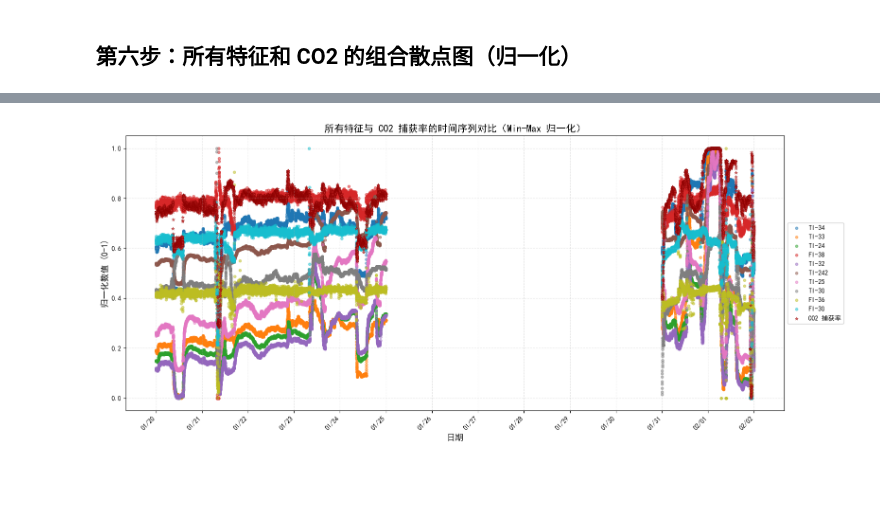
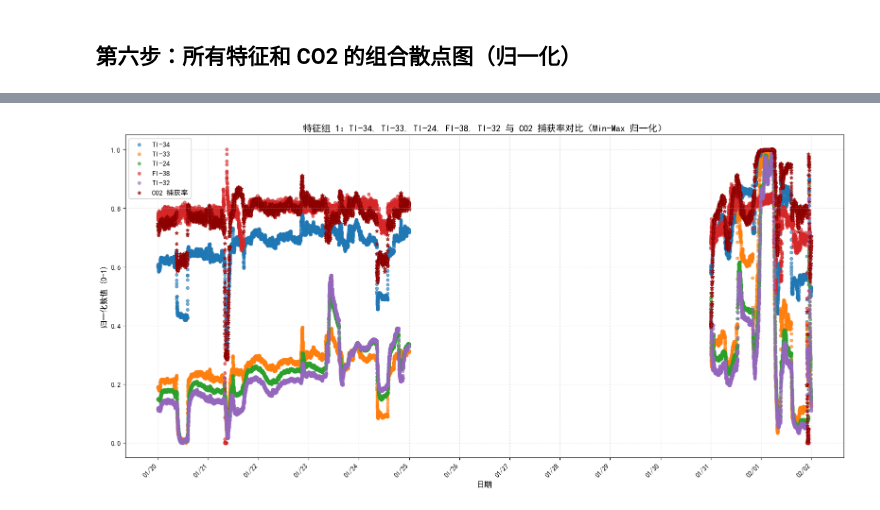
Before and after one commit to wujinrui1219/data, a Jupyter notebook: time_series_visualization.ipynb, the cells around one changed output, grey strips where cells are left out. Drawn from its saved outputs; the diff is of its cells as text; code cells hidden in the pictures; blank space fills up the shorter version.

```diff
--- a/time_series_visualization.ipynb
+++ b/time_series_visualization.ipynb
@@ -328,8 +322,10 @@ for feat in all_features[:3]:  # 只显示前 3 个特征作为示例
 # %% [markdown]
 ## 第六步：所有特征和 CO2 的组合散点图（归一化）
 # %%
-# 创建组合散点图 - 所有 10 个特征 + CO2（归一化）
-fig, ax = plt.subplots(figsize=(16, 7))
+# 确保时间列是 datetime 类型并提取 time_index
+if not pd.api.types.is_datetime64_any_dtype(df[time_col]):
+    df[time_col] = pd.to_datetime(df[time_col])
+time_index = df[time_col]
 
 # 定义颜色映射
 colors_all = {
@@ -346,38 +342,86 @@ colors_all = {
     'CO2': '#D32F2F'       # 深红色（突出 CO2）
 }
 
-# 绘制所有特征
-for feat in all_features:
-    ax.scatter(time_index, features_normalized[feat], alpha=0.5, s=15,
+# 分成两组特征
+features_group1 = ['TI-34', 'TI-33', 'TI-24', 'FI-38', 'TI-32']
+features_group2 = ['TI-242', 'TI-25', 'TI-30', 'FI-36', 'FI-30']
+
+print("\n【第一张图】绘制前 5 个特征 + CO2 捕获率...")
+
+# ===== 第一张图：前 5 个特征 + CO2 =====
+fig1, ax1 = plt.subplots(figsize=(16, 8))
+
+# 绘制前 5 个特征
+for feat in features_group1:
+    ax1.scatter(time_index, features_normalized[feat], alpha=0.6, s=20,
               color=colors_all[feat], label=feat, marker='o')
 
-# 绘制 CO2（用更大的点和不同的标记突出）
-ax.scatter(time_index, co2_normalized, alpha=0.7, s=25,
-          color=colors_all['CO2'], label='CO2 捕获率', marker='*', edgecolors='darkred', linewidth=0.5)
+# 绘制 CO2（突出显示）
+ax1.scatter(time_index, co2_normalized, alpha=0.8, s=30,
+          color=colors_all['CO2'], label='CO2 捕获率', marker='*', edgecolors='darkred', linewidth=1)
 
 # 设置 x 轴日期刻度
-ax.xaxis.set_major_locator(mdates.DayLocator())
-ax.xaxis.set_major_formatter(mdates.DateFormatter("%m/%d"))
-plt.setp(ax.get_xticklabels(), rotation=45, ha='right')
+ax1.xaxis.set_major_locator(mdates.DayLocator())
+ax1.xaxis.set_major_formatter(mdates.DateFormatter("%m/%d"))
+plt.setp(ax1.get_xticklabels(), rotation=45, ha='right')
 
 # 禁用小刻度
-ax.minorticks_off()
+ax1.minorticks_off()
 
 # 标签和标题
-ax.set_xlabel('日期', fontsize=13, fontweight='bold')
-ax.set_ylabel('归一化数值 (0-1)', fontsize=13, fontweight='bold')
-ax.set_title('所有特征与 CO2 捕获率的时间序列对比（Min-Max 归一化）', fontsize=15, fontweight='bold')
-ax.grid(True, alpha=0.3, linestyle='--')
+ax1.set_xlabel('日期', fontsize=12, fontweight='bold')
+ax1.set_ylabel('归一化数值 (0-1)', fontsize=12, fontweight='bold')
+ax1.set_title('特征组 1：TI-34, TI-33, TI-24, FI-38, TI-32 与 CO2 捕获率对比（Min-Max 归一化）', fontsize=14, fontweight='bold')
+ax1.grid(True, alpha=0.3, linestyle='--')
 
 # 设置 y 轴范围
-ax.set_ylim(-0.05, 1.05)
+ax1.set_ylim(-0.05, 1.05)
 
-# 创建图例（分两列以节省空间）
-ax.legend(loc='center left', bbox_to_anchor=(1, 0.5), fontsize=10, ncol=1, framealpha=0.95)
+# 创建图例
+ax1.legend(loc='best', fontsize=11, framealpha=0.95)
 
 plt.tight_layout()
-plt.savefig('all_features_co2_normalized.png', dpi=300, bbox_inches='tight')
-print("✓ 组合散点图已保存为 all_features_co2_normalized.png")
+plt.savefig('features_group1_co2_normalized.png', dpi=300, bbox_inches='tight')
+print("✓ 第一张图已保存为 features_group1_co2_normalized.png")
+plt.show()
+
+print("\n【第二张图】绘制后 5 个特征 + CO2 捕获率...")
+
+# ===== 第二张图：后 5 个特征 + CO2 =====
+fig2, ax2 = plt.subplots(figsize=(16, 8))
+
+# 绘制后 5 个特征
+for feat in features_group2:
+    ax2.scatter(time_index, features_normalized[feat], alpha=0.6, s=20,
+              color=colors_all[feat], label=feat, marker='o')
+
+# 绘制 CO2（突出显示）
+ax2.scatter(time_index, co2_normalized, alpha=0.8, s=30,
+          color=colors_all['CO2'], label='CO2 捕获率', marker='*', edgecolors='darkred', linewidth=1)
+
+# 设置 x 轴日期刻度
+ax2.xaxis.set_major_locator(mdates.DayLocator())
+ax2.xaxis.set_major_formatter(mdates.DateFormatter("%m/%d"))
+plt.setp(ax2.get_xticklabels(), rotation=45, ha='right')
+
+# 禁用小刻度
+ax2.minorticks_off()
+
+# 标签和标题
+ax2.set_xlabel('日期', fontsize=12, fontweight='bold')
+ax2.set_ylabel('归一化数值 (0-1)', fontsize=12, fontweight='bold')
+ax2.set_title('特征组 2：TI-242, TI-25, TI-30, FI-36, FI-30 与 CO2 捕获率对比（Min-Max 归一化）', fontsize=14, fontweight='bold')
+ax2.grid(True, alpha=0.3, linestyle='--')
+
+# 设置 y 轴范围
+ax2.set_ylim(-0.05, 1.05)
+
+# 创建图例
+ax2.legend(loc='best', fontsize=11, framealpha=0.95)
+
+plt.tight_layout()
+plt.savefig('features_group2_co2_normalized.png', dpi=300, bbox_inches='tight')
+print("✓ 第二张图已保存为 features_group2_co2_normalized.png")
 plt.show()
 
 # 显示统计摘要
@@ -397 +442 @@ print("=" * 60)
-[figure, old version]
+[figure, new version]
```
Also changed, not shown: parts of 3 cells of this notebook, 1 other file.
